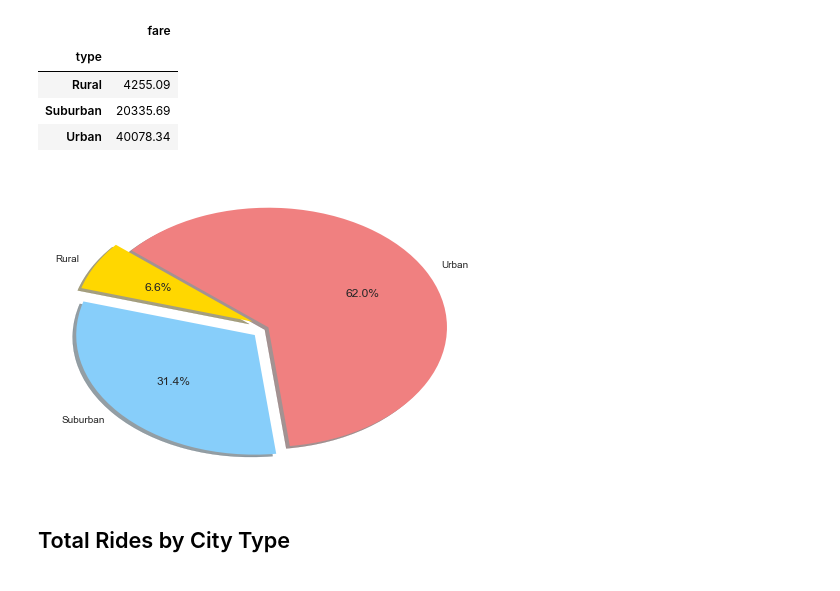
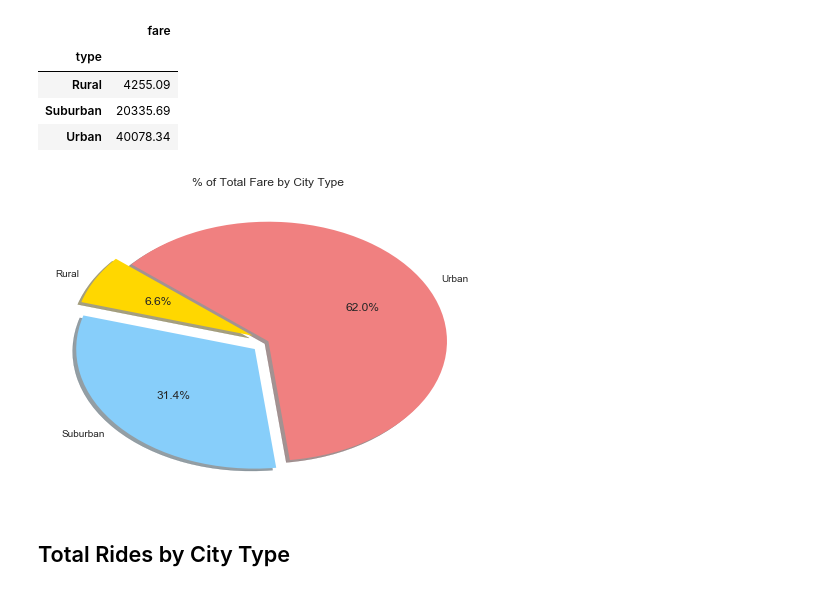
Before and after one commit to lizleano/Pyber, a Jupyter notebook: Pyber Ride Sharing.ipynb, the cells around one changed output. Saved outputs shown, nothing was run; the diff lists cells and outputs as text; code cells hidden in the pictures.

```diff
--- a/Pyber Ride Sharing.ipynb
+++ b/Pyber Ride Sharing.ipynb
@@ -110,16 +110,18 @@ fares_df
 # %%
 # Data to plot
 labels = fares_df.index.tolist()
-
+plt.figure()
 explode = (0.1, 0.1, 0)  # explode 1st slice
 
 # # Plot
 plt.pie(fares_df['fare'], explode=explode, labels=labels, colors=colors,
         autopct='%1.1f%%', shadow=True, startangle=140)
 
+
+plt.title("% of Total Fare by City Type")
 plt.show()
 # %% [output]
-[figure, old version]
+[figure, new version]
 # %% [markdown]
 ## Total Rides by City Type
 # %%
```
Also changed, not shown: parts of 2 cells of this notebook, 2 other files.
